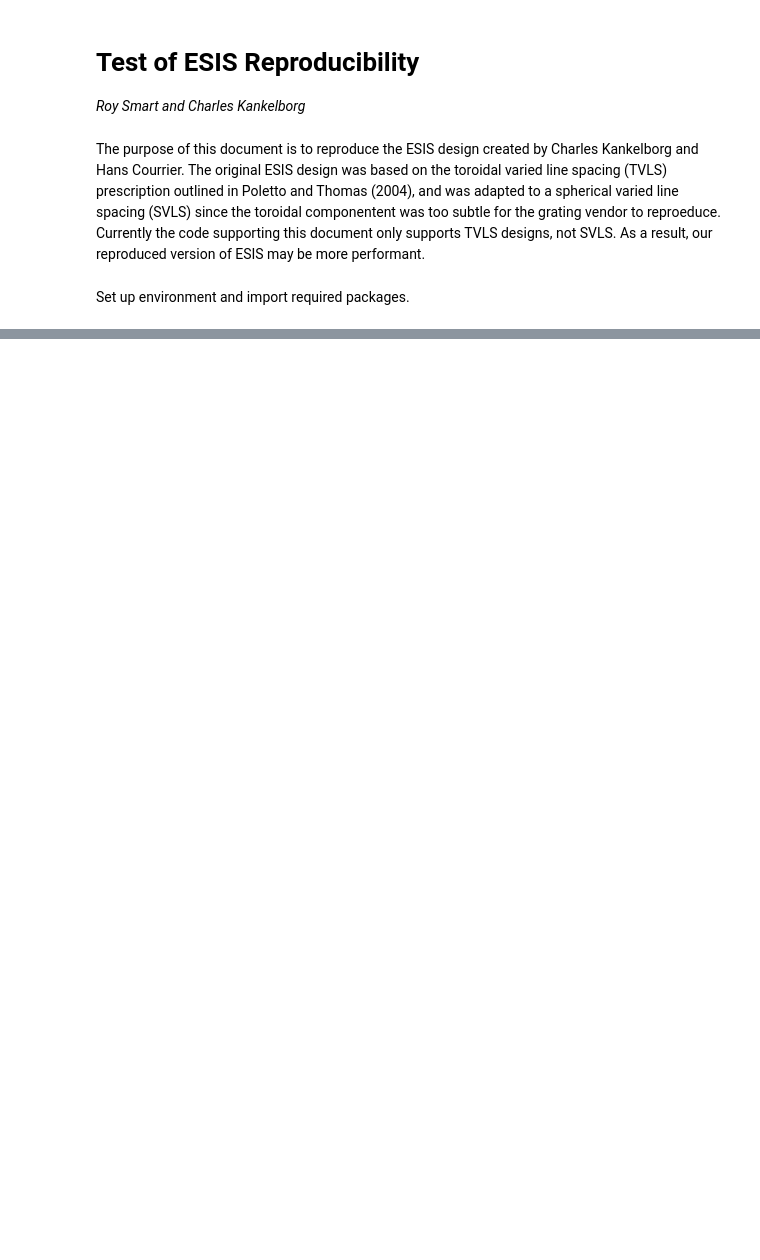
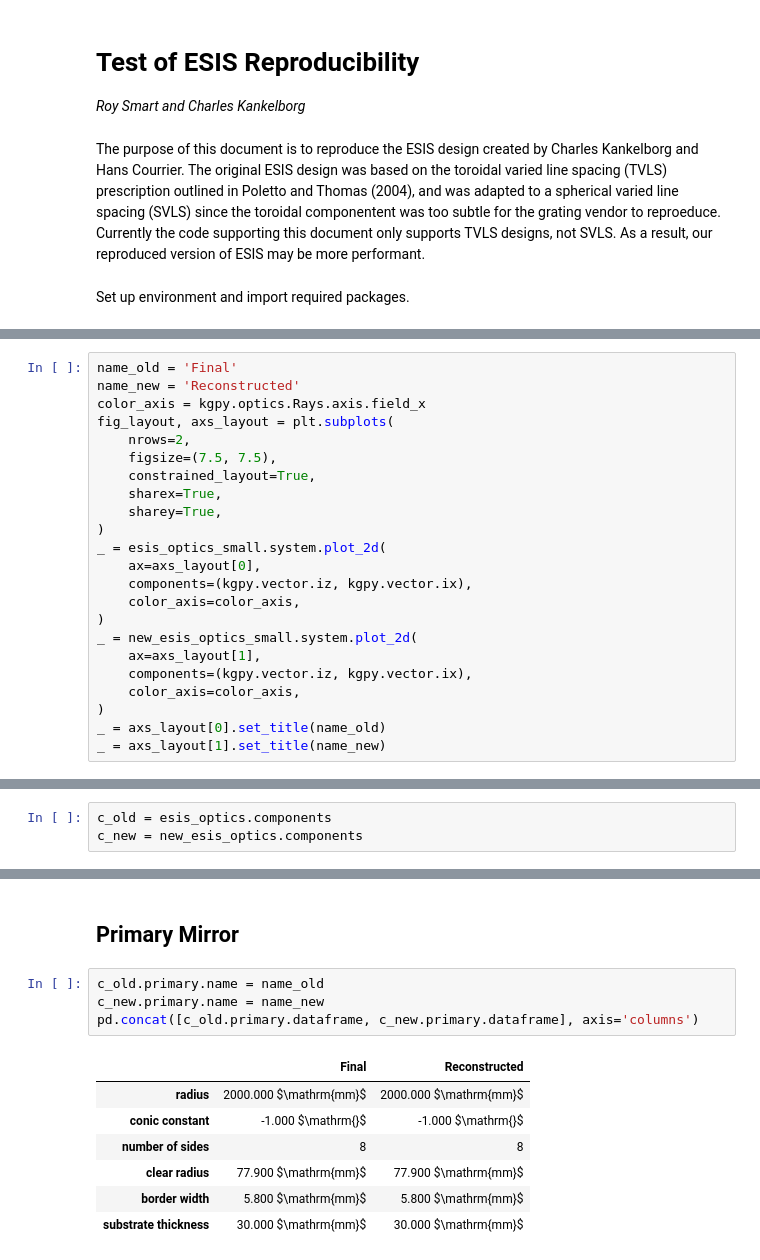
Before and after one commit to Kankelborg-Group/ESIS, a Jupyter notebook: esis/optics/reproduce_esis.ipynb, the cells around one changed output, grey strips where cells are left out. Cells and saved outputs as stored; diff of their text form; blank space fills up the shorter version.

```diff
--- a/esis/optics/reproduce_esis.ipynb
+++ b/esis/optics/reproduce_esis.ipynb
@@ -245,0 +45,23 @@ for w in range(rays.input_grids[rays.axis.wavelength].shape[~0]):
+# %%
+name_old = 'Final'
+name_new = 'Reconstructed'
+color_axis = kgpy.optics.Rays.axis.field_x
+fig_layout, axs_layout = plt.subplots(
+    nrows=2,
+    figsize=(7.5, 7.5),
+    constrained_layout=True,
+    sharex=True,
+    sharey=True,
+)
+_ = esis_optics_small.system.plot_2d(
+    ax=axs_layout[0],
+    components=(kgpy.vector.iz, kgpy.vector.ix),
+    color_axis=color_axis,
+)
+_ = new_esis_optics_small.system.plot_2d(
+    ax=axs_layout[1],
+    components=(kgpy.vector.iz, kgpy.vector.ix),
+    color_axis=color_axis,
+)
+_ = axs_layout[0].set_title(name_old)
+_ = axs_layout[1].set_title(name_new)
@@ -245,0 +88,3 @@ for w in range(rays.input_grids[rays.axis.wavelength].shape[~0]):
+# %%
+c_old = esis_optics.components
+c_new = new_esis_optics.components
@@ -245,0 +162,14 @@ for w in range(rays.input_grids[rays.axis.wavelength].shape[~0]):
+# %% [markdown]
+## Primary Mirror
+# %%
+c_old.primary.name = name_old
+c_new.primary.name = name_new
+pd.concat([c_old.primary.dataframe, c_new.primary.dataframe], axis='columns')
+# %% [output]
+|  | Final | Reconstructed |
+| radius | 2000.000 $\mathrm{mm}$ | 2000.000 $\mathrm{mm}$ |
+| conic constant | -1.000 $\mathrm{}$ | -1.000 $\mathrm{}$ |
+| number of sides | 8 | 8 |
+| clear radius | 77.900 $\mathrm{mm}$ | 77.900 $\mathrm{mm}$ |
+| border width | 5.800 $\mathrm{mm}$ | 5.800 $\mathrm{mm}$ |
+| substrate thickness | 30.000 $\mathrm{mm}$ | 30.000 $\mathrm{mm}$ |
```
Also changed, not shown: parts of 55 cells of this notebook, 10 other files.
